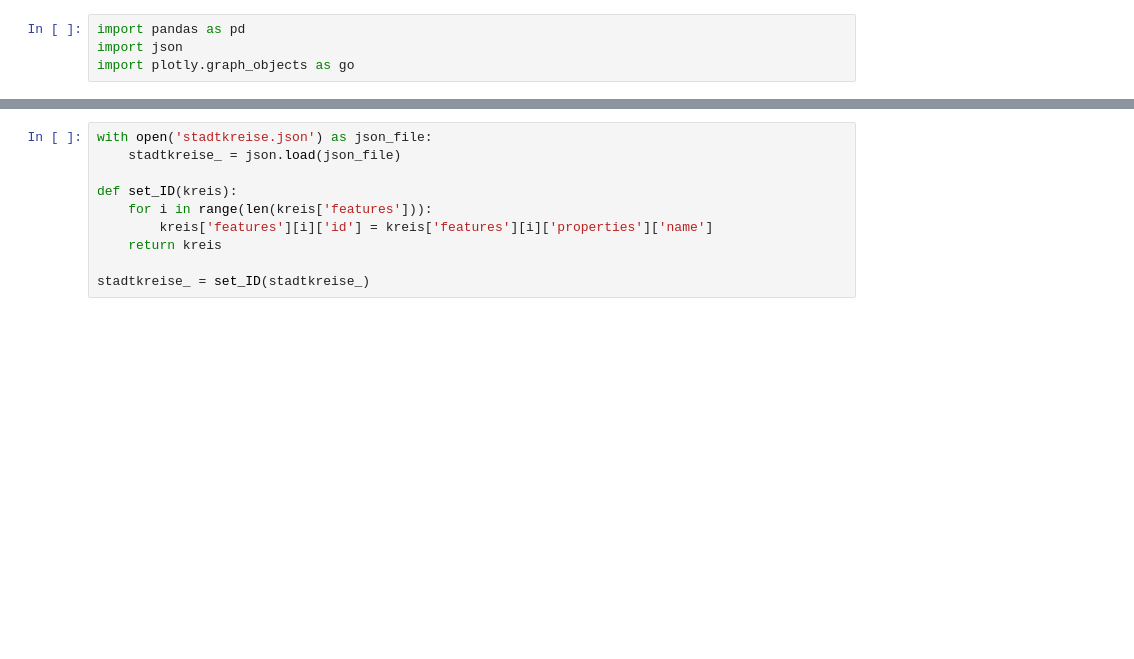
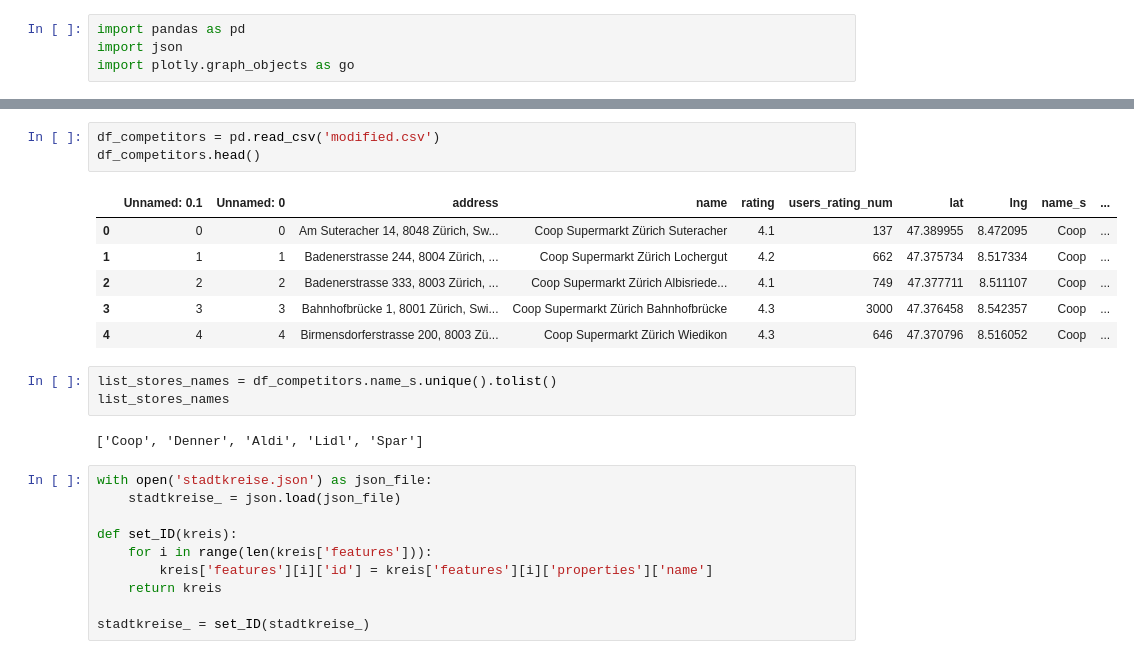
Before and after one commit to jacquesstimolo/Group_Project_SIT, a Jupyter notebook: Jacques/data_stores/Plotting_Competitors.ipynb, the cells around one changed output, grey strips where cells are left out. Saved outputs shown, nothing was run; the diff lists cells and outputs as text; blank space fills up the shorter version.

```diff
--- a/Jacques/data_stores/Plotting_Competitors.ipynb
+++ b/Jacques/data_stores/Plotting_Competitors.ipynb
@@ -5,3 +25,18 @@ import plotly.graph_objects as go
+# %%
+df_competitors = pd.read_csv('modified.csv')
+df_competitors.head()
+# %% [output]
+|  | Unnamed: 0.1 | Unnamed: 0 | address | name | rating | users_rating_num | lat | lng | name_s | ... |
+| 0 | 0 | 0 | Am Suteracher 14, 8048 Zürich, Sw... | Coop Supermarkt Zürich Suteracher | 4.1 | 137 | 47.389955 | 8.472095 | Coop | ... |
+| 1 | 1 | 1 | Badenerstrasse 244, 8004 Zürich, ... | Coop Supermarkt Zürich Lochergut | 4.2 | 662 | 47.375734 | 8.517334 | Coop | ... |
+| 2 | 2 | 2 | Badenerstrasse 333, 8003 Zürich, ... | Coop Supermarkt Zürich Albisriede... | 4.1 | 749 | 47.377711 | 8.511107 | Coop | ... |
+| 3 | 3 | 3 | Bahnhofbrücke 1, 8001 Zürich, Swi... | Coop Supermarkt Zürich Bahnhofbrücke | 4.3 | 3000 | 47.376458 | 8.542357 | Coop | ... |
+| 4 | 4 | 4 | Birmensdorferstrasse 200, 8003 Zü... | Coop Supermarkt Zürich Wiedikon | 4.3 | 646 | 47.370796 | 8.516052 | Coop | ... |
+# %%
+list_stores_names = df_competitors.name_s.unique().tolist()
+list_stores_names
+# %% [output]
+['Coop', 'Denner', 'Aldi', 'Lidl', 'Spar']
 # %%
 with open('stadtkreise.json') as json_file:
     stadtkreise_ = json.load(json_file)
```
Also changed, not shown: parts of 3 cells of this notebook, 3 other files.
